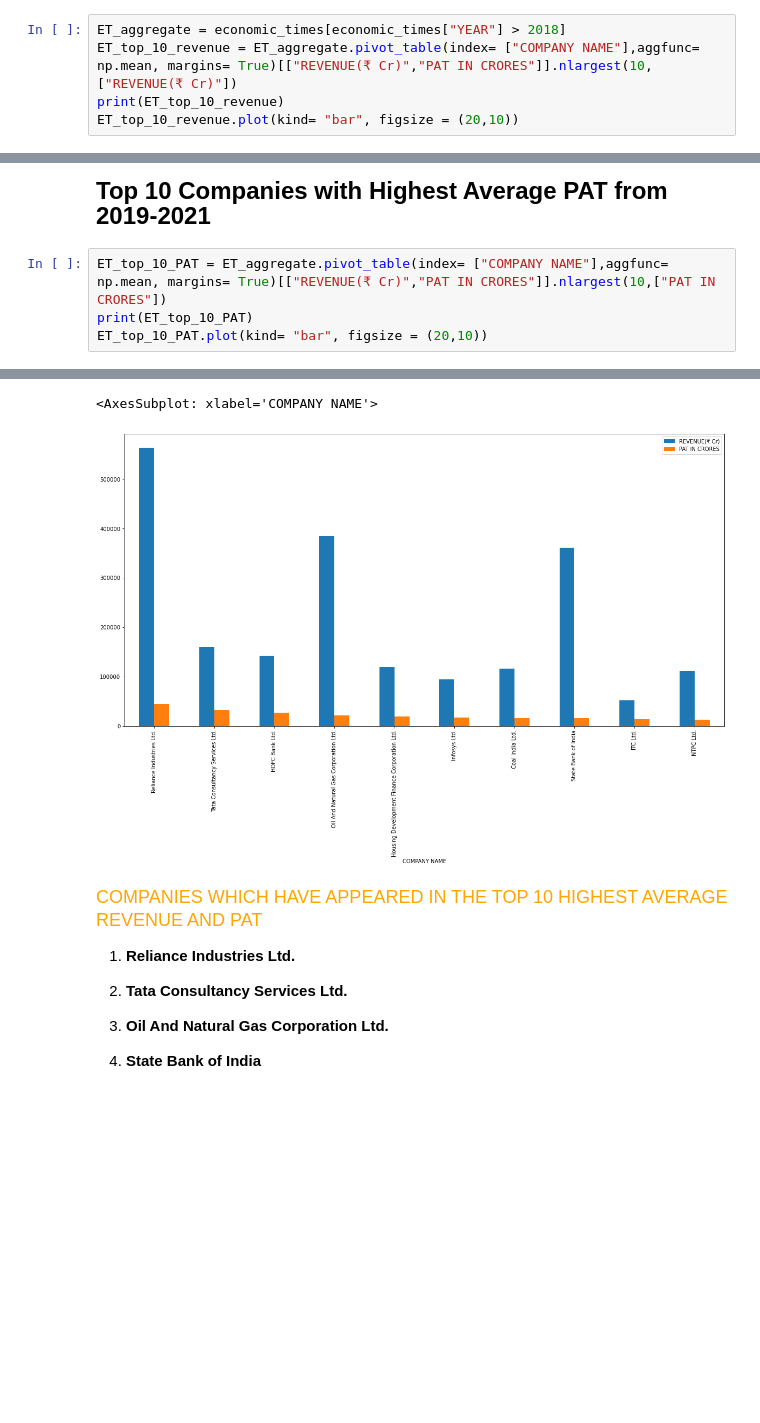
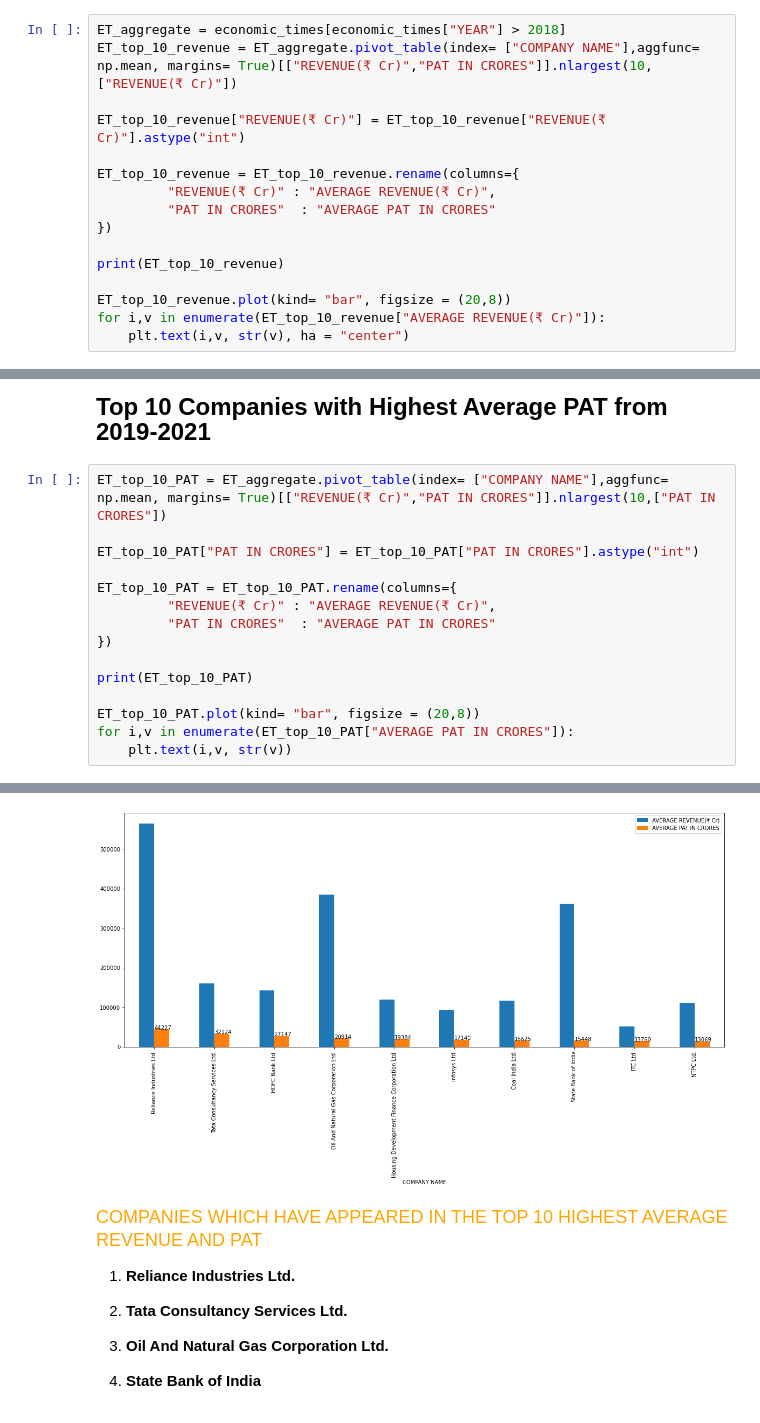
Before and after one commit to Lester-723/Data-Analytics-Projects-, a Jupyter notebook: economic_times_project.ipynb, the cells around one changed output, grey strips where cells are left out. Drawn from its saved outputs; the diff is of its cells as text; blank space fills up the shorter version.

```diff
--- a/economic_times_project.ipynb
+++ b/economic_times_project.ipynb
@@ -442,6 +442,17 @@ Text(0, 0.5, '2021 P/L STATUS')
 # %%
 ET_aggregate = economic_times[economic_times["YEAR"] > 2018]
 ET_top_10_revenue = ET_aggregate.pivot_table(index= ["COMPANY NAME"],aggfunc= np.mean, margins= True)[["REVENUE(₹ Cr)","PAT IN CRORES"]].nlargest(10,["REVENUE(₹ Cr)"])
+
+ET_top_10_revenue["REVENUE(₹ Cr)"] = ET_top_10_revenue["REVENUE(₹ Cr)"].astype("int")
+
+ET_top_10_revenue = ET_top_10_revenue.rename(columns={
+         "REVENUE(₹ Cr)" : "AVERAGE REVENUE(₹ Cr)",
+         "PAT IN CRORES"  : "AVERAGE PAT IN CRORES"
+})
+
 print(ET_top_10_revenue)
-ET_top_10_revenue.plot(kind= "bar", figsize = (20,10))
+
+ET_top_10_revenue.plot(kind= "bar", figsize = (20,8))
+for i,v in enumerate(ET_top_10_revenue["AVERAGE REVENUE(₹ Cr)"]):
+    plt.text(i,v, str(v), ha = "center")
 # %% [output]
@@ -463,6 +478,17 @@ Tata Steel Ltd.                       153155.000000    6654.333333
 <font size = "5"  face = "Times New Roman">**Top 10 Companies with Highest Average PAT from 2019-2021**</font>
 # %%
 ET_top_10_PAT = ET_aggregate.pivot_table(index= ["COMPANY NAME"],aggfunc= np.mean, margins= True)[["REVENUE(₹ Cr)","PAT IN CRORES"]].nlargest(10,["PAT IN CRORES"])
+
+ET_top_10_PAT["PAT IN CRORES"] = ET_top_10_PAT["PAT IN CRORES"].astype("int")
+
+ET_top_10_PAT = ET_top_10_PAT.rename(columns={
+         "REVENUE(₹ Cr)" : "AVERAGE REVENUE(₹ Cr)",
+         "PAT IN CRORES"  : "AVERAGE PAT IN CRORES"
+})
+
 print(ET_top_10_PAT)
-ET_top_10_PAT.plot(kind= "bar", figsize = (20,10))
+
+ET_top_10_PAT.plot(kind= "bar", figsize = (20,8))
+for i,v in enumerate(ET_top_10_PAT["AVERAGE PAT IN CRORES"]):
+    plt.text(i,v, str(v))
 # %% [output]
@@ -481,5 +512,4 @@ NTPC Ltd.                                     111402.666667   13069.666667
-<AxesSubplot: xlabel='COMPANY NAME'>
-[figure, old version]
+[figure, new version]
 # %% [markdown]
 <font color = "orange" size = 4 >COMPANIES WHICH HAVE APPEARED IN THE TOP 10 HIGHEST AVERAGE REVENUE AND PAT</font>
 
```
Also changed, not shown: parts of 3 cells of this notebook.
